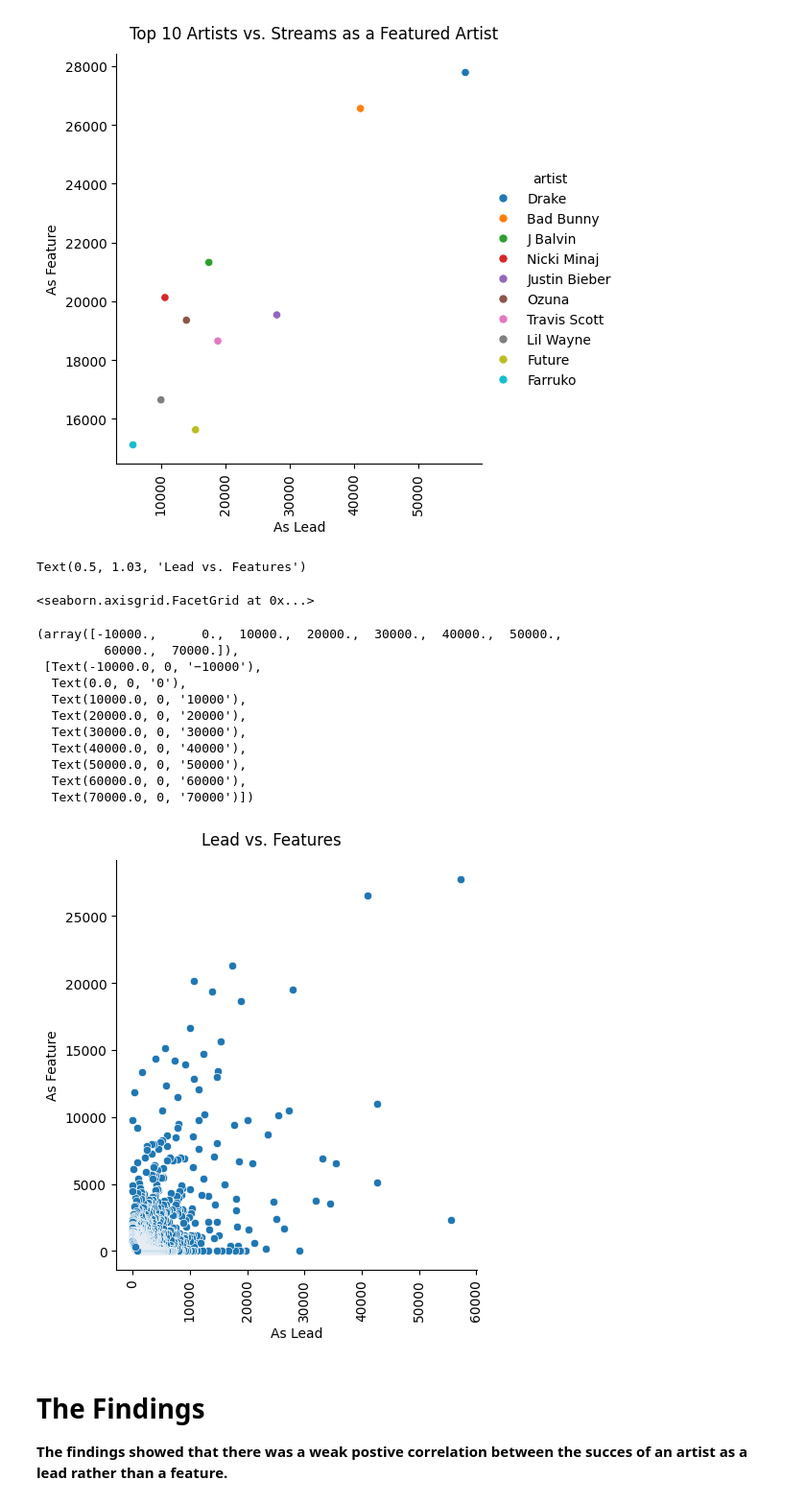
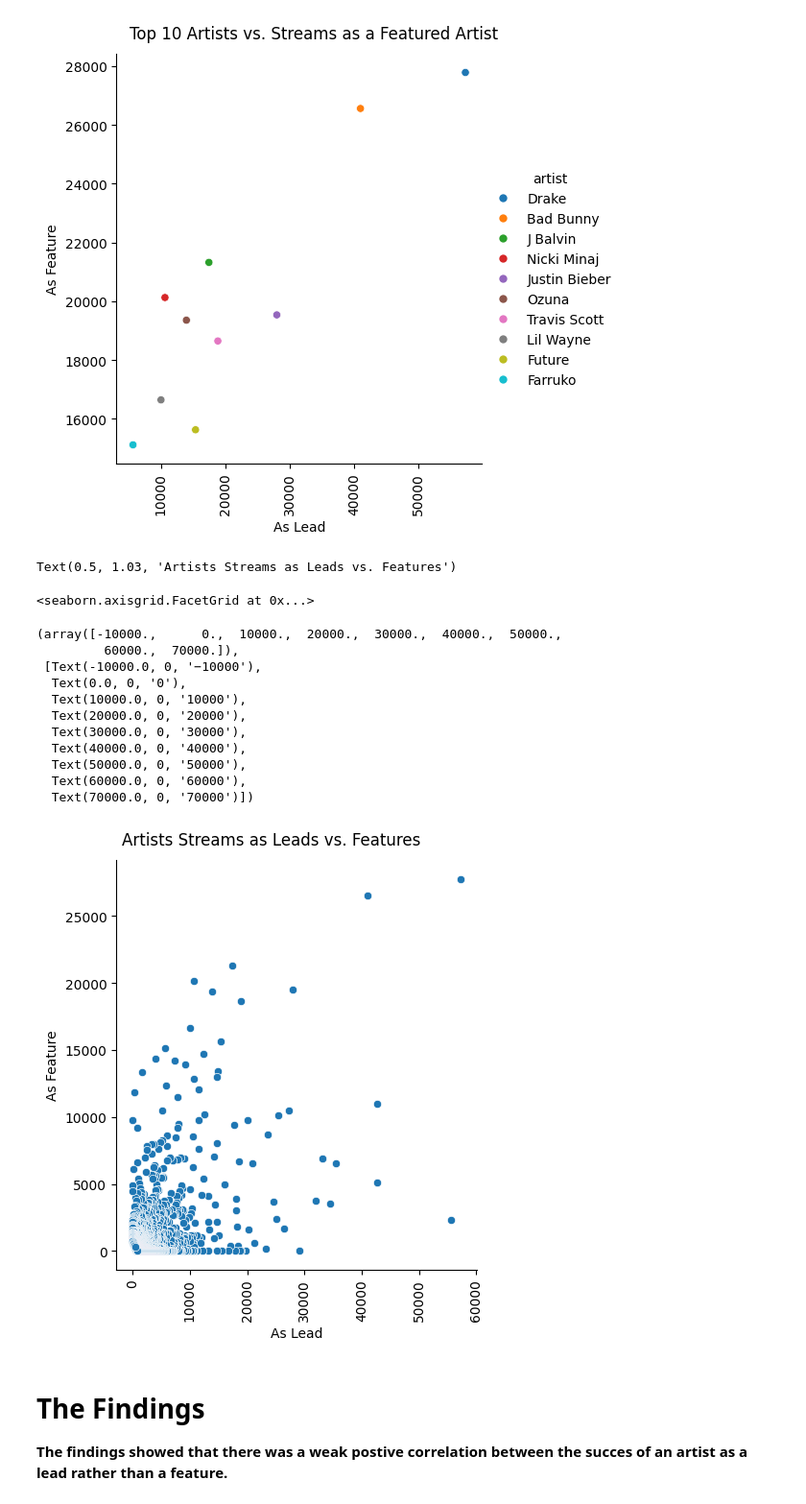
Before and after one commit to anawinp1234/spotify_artists, a Jupyter notebook: notebooks/01_spotify.ipynb, the cells around one changed output. Shown at 96% size. Saved outputs shown, nothing was run; the diff lists cells and outputs as text; code cells hidden in the pictures.

```diff
--- a/notebooks/01_spotify.ipynb
+++ b/notebooks/01_spotify.ipynb
@@ -184,25 +189,25 @@ Text(0.5, 1.03, 'Top 10 Artists vs. Streams as a Featured Artist')
 [figure]
 # %%
 g = sns.relplot(x='as_lead',y='as_feature', data = df, kind='scatter')
-g.fig.suptitle('Lead vs. Features',y=1.03)
+g.fig.suptitle('Artists Streams as Leads vs. Features',y=1.03)
 g.set(xlabel='As Lead', ylabel='As Feature')
 plt.xticks(rotation = 90)
 plt.show()
 # %% [output]
-Text(0.5, 1.03, 'Lead vs. Features')
+Text(0.5, 1.03, 'Artists Streams as Leads vs. Features')
 <seaborn.axisgrid.FacetGrid at 0x...>
 (array([-10000.,      0.,  10000.,  20000.,  30000.,  40000.,  50000.,
          60000.,  70000.]),
  [Text(-10000.0, 0, '−10000'),
   Text(0.0, 0, '0'),
   Text(10000.0, 0, '10000'),
   Text(20000.0, 0, '20000'),
   Text(30000.0, 0, '30000'),
   Text(40000.0, 0, '40000'),
   Text(50000.0, 0, '50000'),
   Text(60000.0, 0, '60000'),
   Text(70000.0, 0, '70000')])
-[figure, old version]
+[figure, new version]
 # %% [markdown]
 # The Findings
 **The findings showed that there was a weak postive correlation between the succes of an artist as a lead rather than a feature.**
```
Also changed, not shown: parts of 2 cells of this notebook.
